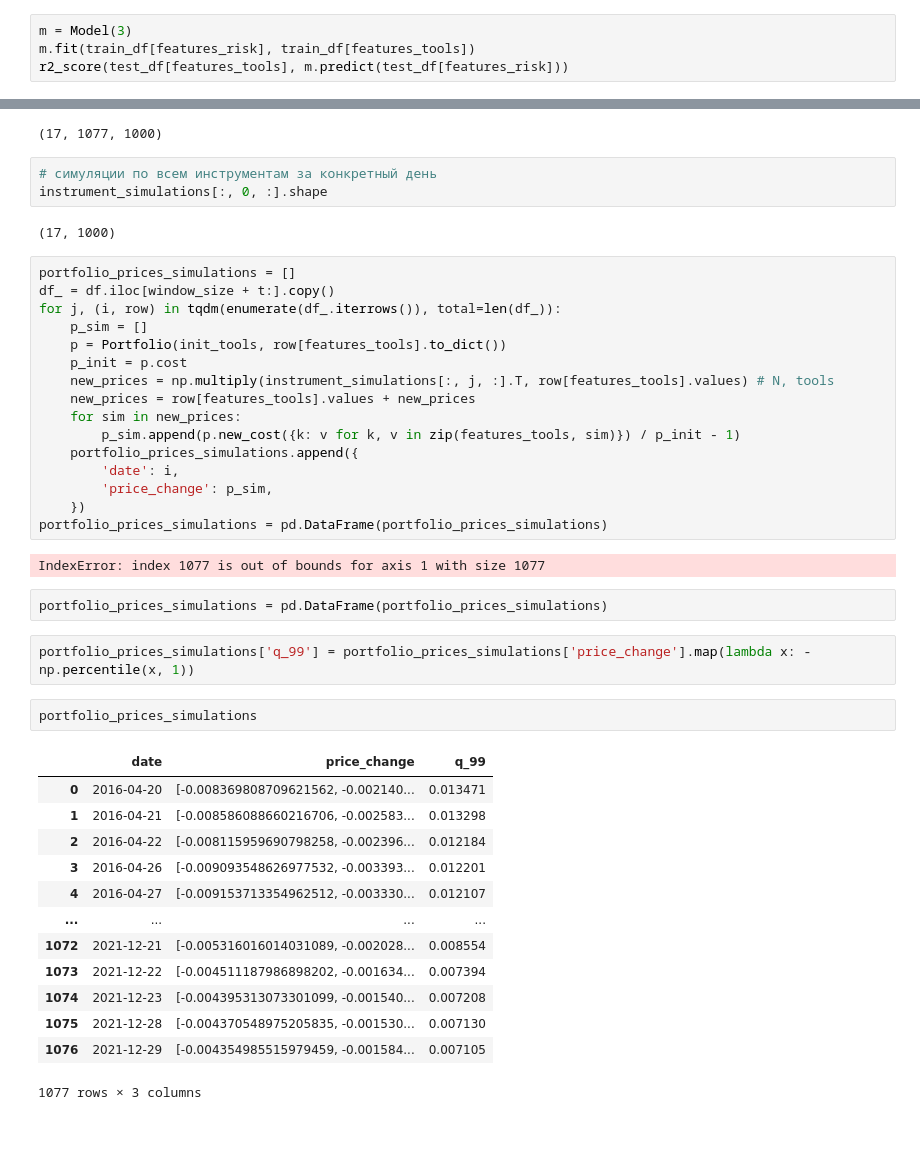
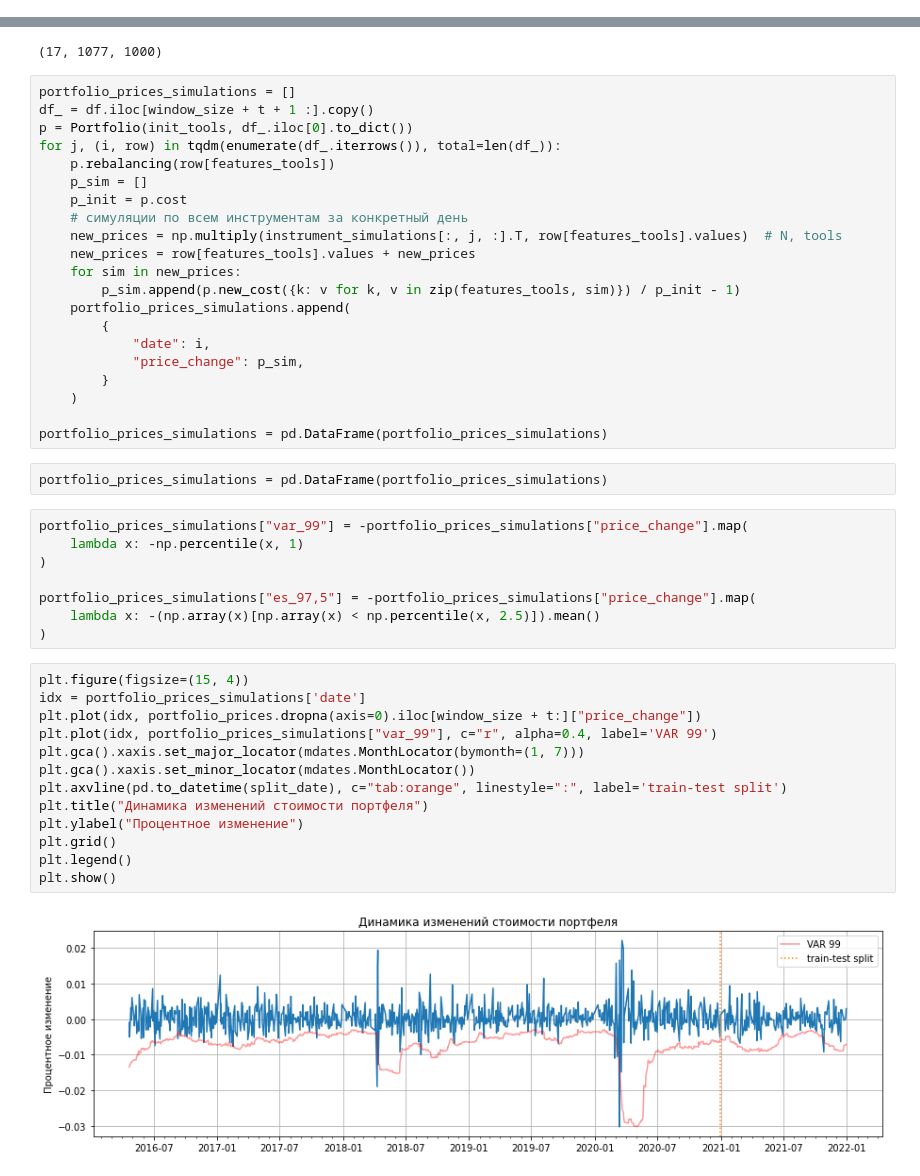
Before and after one commit to goo-goo-goo-joob/hse_market_risk, a Jupyter notebook: 04_portfolio_risk.ipynb, the cells around one changed output, grey strips where cells are left out. Drawn from its saved outputs; the diff is of its cells as text; blank space fills up the shorter version.

```diff
--- a/04_portfolio_risk.ipynb
+++ b/04_portfolio_risk.ipynb
@@ -145,7 +145,3 @@ class AutoModel:
 
         self.study.optimize(objective, self.n_trials)
         return Model(**self.study.best_params).fit(data, target)
-# %%
-m = Model(3)
-m.fit(train_df[features_risk], train_df[features_tools])
-r2_score(test_df[features_tools], m.predict(test_df[features_risk]))
@@ -318,46 +317,49 @@ instrument_simulations = np.array(instrument_simulations)
 instrument_simulations.shape
 # %% [output]
 (17, 1077, 1000)
-# %%
-# симуляции по всем инструментам за конкретный день
-instrument_simulations[:, 0, :].shape
-# %% [output]
-(17, 1000)
 # %%
 portfolio_prices_simulations = []
-df_ = df.iloc[window_size + t:].copy()
+df_ = df.iloc[window_size + t + 1 :].copy()
+p = Portfolio(init_tools, df_.iloc[0].to_dict())
 for j, (i, row) in tqdm(enumerate(df_.iterrows()), total=len(df_)):
+    p.rebalancing(row[features_tools])
     p_sim = []
-    p = Portfolio(init_tools, row[features_tools].to_dict())
     p_init = p.cost
-    new_prices = np.multiply(instrument_simulations[:, j, :].T, row[features_tools].values) # N, tools
+    # симуляции по всем инструментам за конкретный день
+    new_prices = np.multiply(instrument_simulations[:, j, :].T, row[features_tools].values)  # N, tools
     new_prices = row[features_tools].values + new_prices
     for sim in new_prices:
         p_sim.append(p.new_cost({k: v for k, v in zip(features_tools, sim)}) / p_init - 1)
-    portfolio_prices_simulations.append({
-        'date': i,
-        'price_change': p_sim,
-    })
+    portfolio_prices_simulations.append(
+        {
+            "date": i,
+            "price_change": p_sim,
+        }
+    )
+
 portfolio_prices_simulations = pd.DataFrame(portfolio_prices_simulations)
-# %% [output]
-IndexError: index 1077 is out of bounds for axis 1 with size 1077
 # %%
 portfolio_prices_simulations = pd.DataFrame(portfolio_prices_simulations)
 # %%
-portfolio_prices_simulations['q_99'] = portfolio_prices_simulations['price_change'].map(lambda x: -np.percentile(x, 1))
+portfolio_prices_simulations["var_99"] = -portfolio_prices_simulations["price_change"].map(
+    lambda x: -np.percentile(x, 1)
+)
+
+portfolio_prices_simulations["es_97,5"] = -portfolio_prices_simulations["price_change"].map(
+    lambda x: -(np.array(x)[np.array(x) < np.percentile(x, 2.5)]).mean()
+)
-# %%
-portfolio_prices_simulations
-# %% [output]
-|  | date | price_change | q_99 |
-| 0 | 2016-04-20 | [-0.008369808709621562, -0.002140... | 0.013471 |
-| 1 | 2016-04-21 | [-0.008586088660216706, -0.002583... | 0.013298 |
-| 2 | 2016-04-22 | [-0.008115959690798258, -0.002396... | 0.012184 |
-| 3 | 2016-04-26 | [-0.009093548626977532, -0.003393... | 0.012201 |
-| 4 | 2016-04-27 | [-0.009153713354962512, -0.003330... | 0.012107 |
-| ... | ... | ... | ... |
-| 1072 | 2021-12-21 | [-0.005316016014031089, -0.002028... | 0.008554 |
-| 1073 | 2021-12-22 | [-0.004511187986898202, -0.001634... | 0.007394 |
-| 1074 | 2021-12-23 | [-0.004395313073301099, -0.001540... | 0.007208 |
-| 1075 | 2021-12-28 | [-0.004370548975205835, -0.001530... | 0.007130 |
-| 1076 | 2021-12-29 | [-0.004354985515979459, -0.001584... | 0.007105 |
-1077 rows × 3 columns
+# %%
+plt.figure(figsize=(15, 4))
+idx = portfolio_prices_simulations['date']
+plt.plot(idx, portfolio_prices.dropna(axis=0).iloc[window_size + t:]["price_change"])
+plt.plot(idx, portfolio_prices_simulations["var_99"], c="r", alpha=0.4, label='VAR 99')
+plt.gca().xaxis.set_major_locator(mdates.MonthLocator(bymonth=(1, 7)))
+plt.gca().xaxis.set_minor_locator(mdates.MonthLocator())
+plt.axvline(pd.to_datetime(split_date), c="tab:orange", linestyle=":", label='train-test split')
+plt.title("Динамика изменений стоимости портфеля")
+plt.ylabel("Процентное изменение")
+plt.grid()
+plt.legend()
+plt.show()
+# %% [output]
+[figure, added]
```
Also changed, not shown: parts of 13 cells of this notebook, 1 other file.
